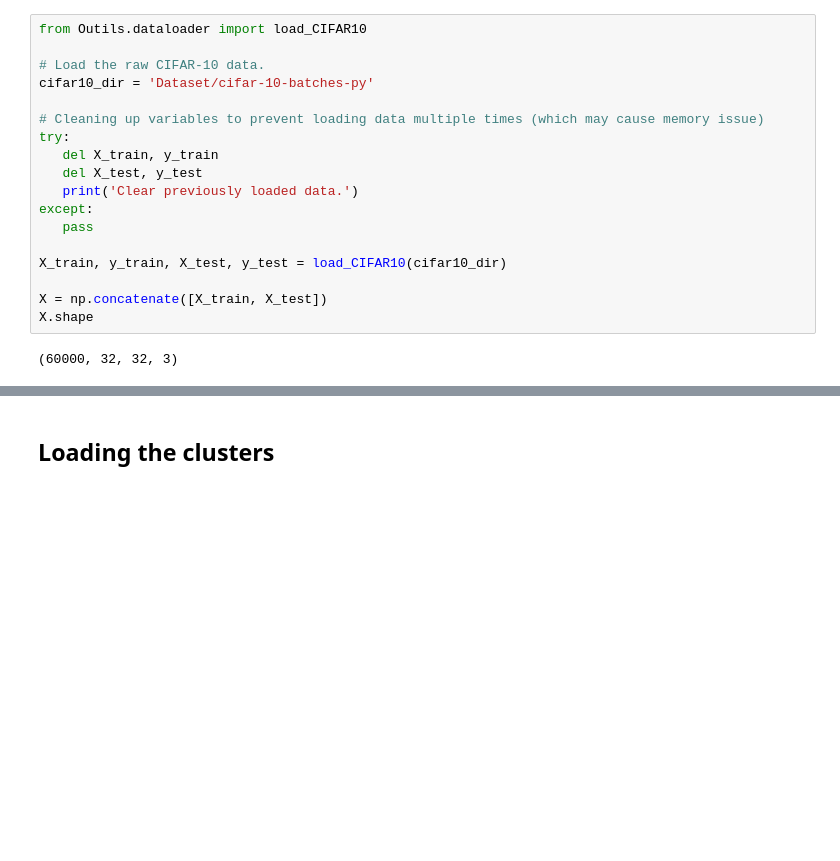
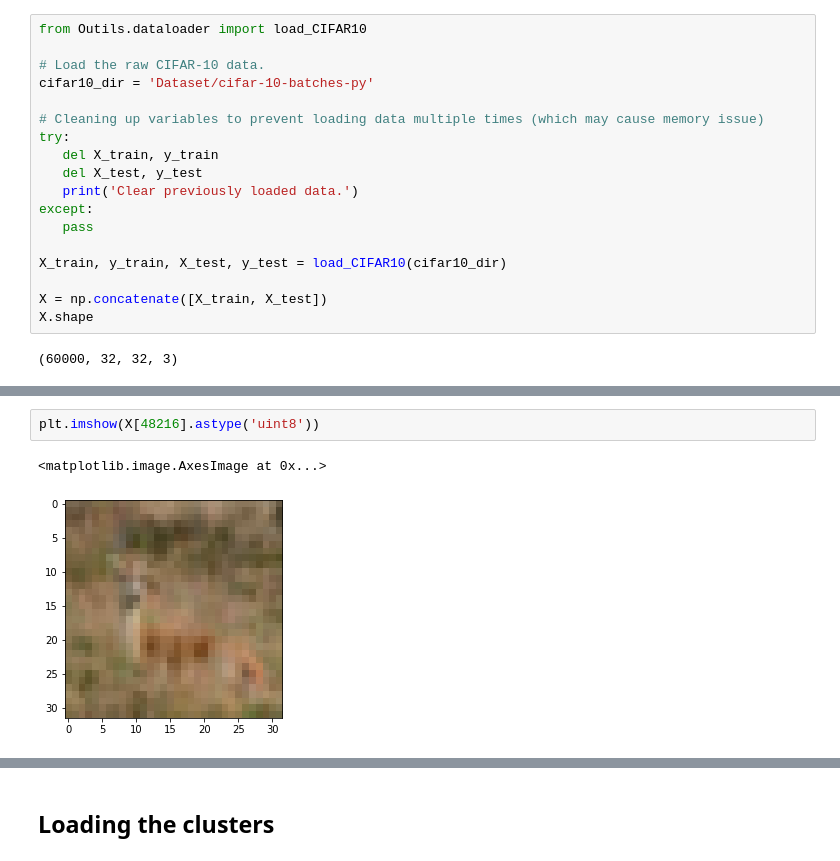
Before and after one commit to NguyenHai7120/Project4A-Optim-Stockage, a Jupyter notebook: CIFAR10Compression.ipynb, the cells around one changed output, grey strips where cells are left out. Drawn from its saved outputs; the diff is of its cells as text; blank space fills up the shorter version.

```diff
--- a/CIFAR10Compression.ipynb
+++ b/CIFAR10Compression.ipynb
@@ -33,0 +68,5 @@ X.shape
+# %%
+plt.imshow(X[48216].astype('uint8'))
+# %% [output]
+<matplotlib.image.AxesImage at 0x...>
+[figure, added]
```
Also changed, not shown: parts of 17 cells of this notebook, 5 other files.
